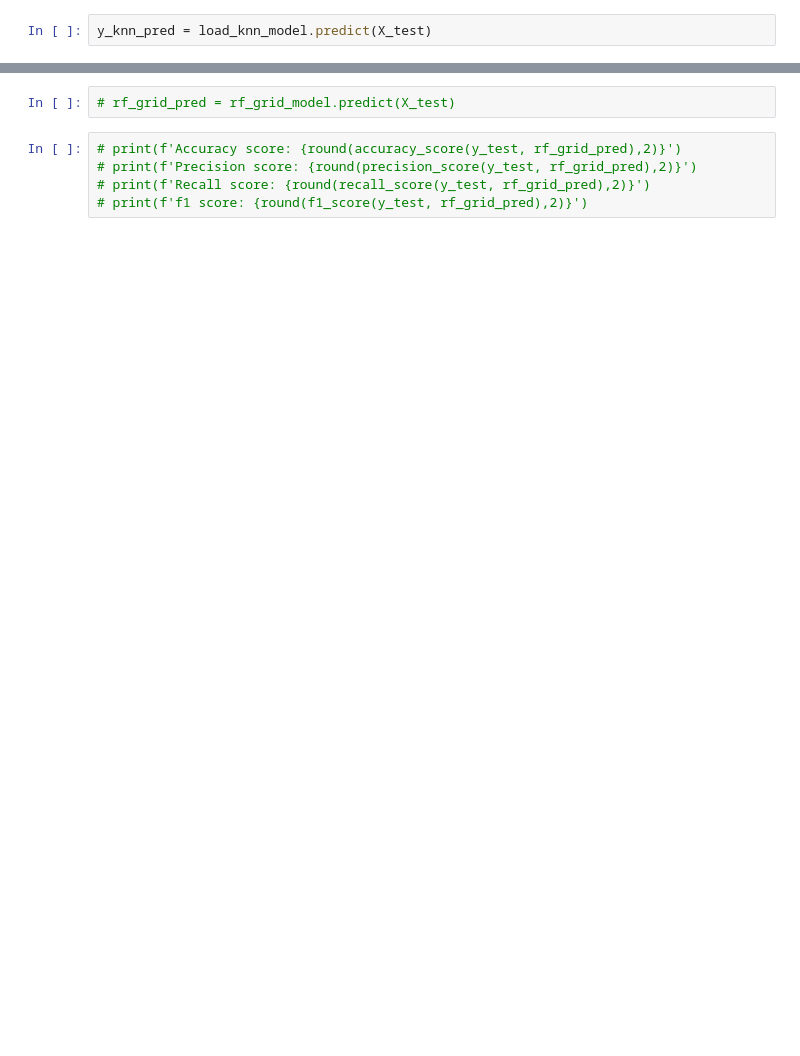
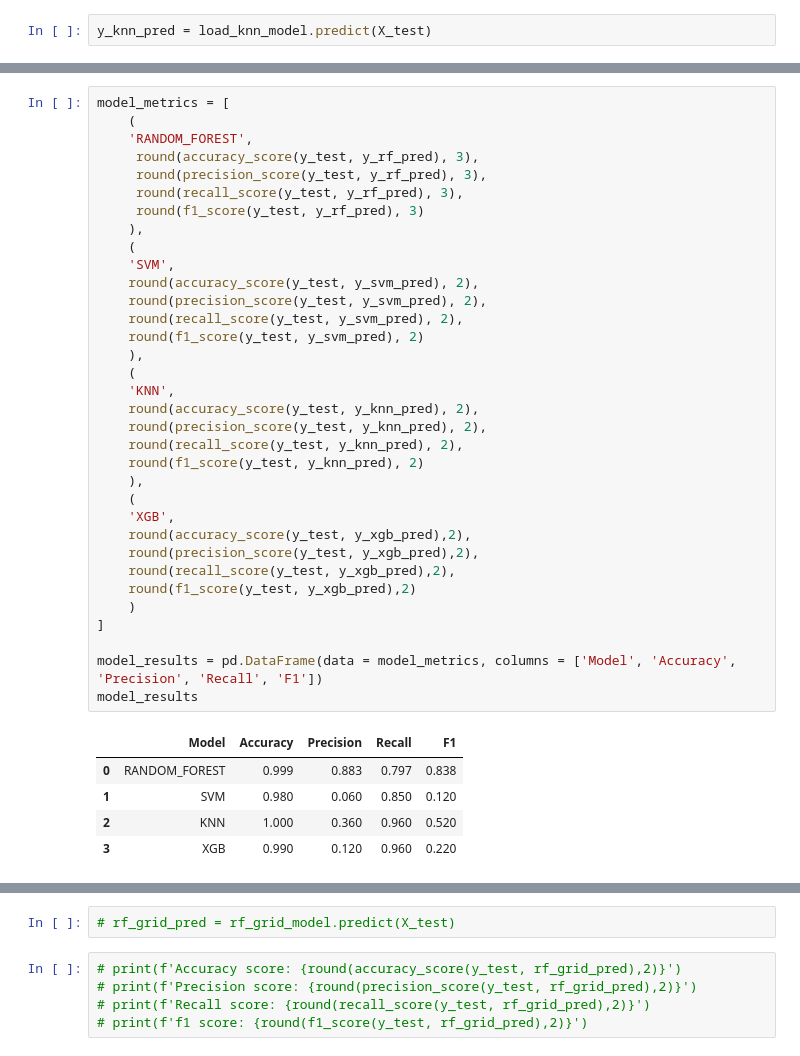
Before and after one commit to Bjg17/python_project, a Jupyter notebook: Project.ipynb, the cells around one changed output, grey strips where cells are left out. Cells and saved outputs as stored; diff of their text form; blank space fills up the shorter version.

```diff
--- a/Project.ipynb
+++ b/Project.ipynb
@@ -247,0 +285,40 @@ print(f'f1 score: {round(f1_score(y_test, y_xgb_pred),2)}')
+# %%
+model_metrics = [
+    (
+    'RANDOM_FOREST',
+     round(accuracy_score(y_test, y_rf_pred), 3),
+     round(precision_score(y_test, y_rf_pred), 3),
+     round(recall_score(y_test, y_rf_pred), 3),
+     round(f1_score(y_test, y_rf_pred), 3)
+    ),
+    (
+    'SVM',
+    round(accuracy_score(y_test, y_svm_pred), 2),
+    round(precision_score(y_test, y_svm_pred), 2),
+    round(recall_score(y_test, y_svm_pred), 2),
+    round(f1_score(y_test, y_svm_pred), 2)
+    ),
+    (
+    'KNN',
+    round(accuracy_score(y_test, y_knn_pred), 2),
+    round(precision_score(y_test, y_knn_pred), 2),
+    round(recall_score(y_test, y_knn_pred), 2),
+    round(f1_score(y_test, y_knn_pred), 2)
+    ),
+    (
+    'XGB',
+    round(accuracy_score(y_test, y_xgb_pred),2),
+    round(precision_score(y_test, y_xgb_pred),2),
+    round(recall_score(y_test, y_xgb_pred),2),
+    round(f1_score(y_test, y_xgb_pred),2)
+    )
+]
+
+model_results = pd.DataFrame(data = model_metrics, columns = ['Model', 'Accuracy', 'Precision', 'Recall', 'F1'])
+model_results
+# %% [output]
+|  | Model | Accuracy | Precision | Recall | F1 |
+| 0 | RANDOM_FOREST | 0.999 | 0.883 | 0.797 | 0.838 |
+| 1 | SVM | 0.980 | 0.060 | 0.850 | 0.120 |
+| 2 | KNN | 1.000 | 0.360 | 0.960 | 0.520 |
+| 3 | XGB | 0.990 | 0.120 | 0.960 | 0.220 |
```
Also changed, not shown: parts of 12 cells of this notebook.
